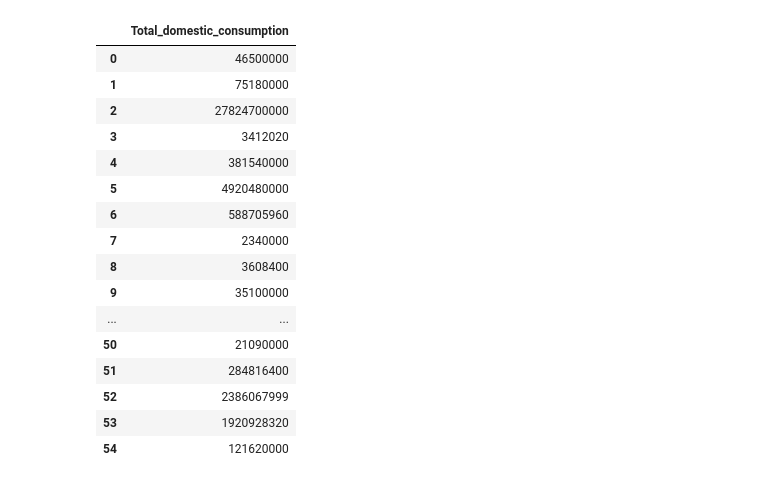
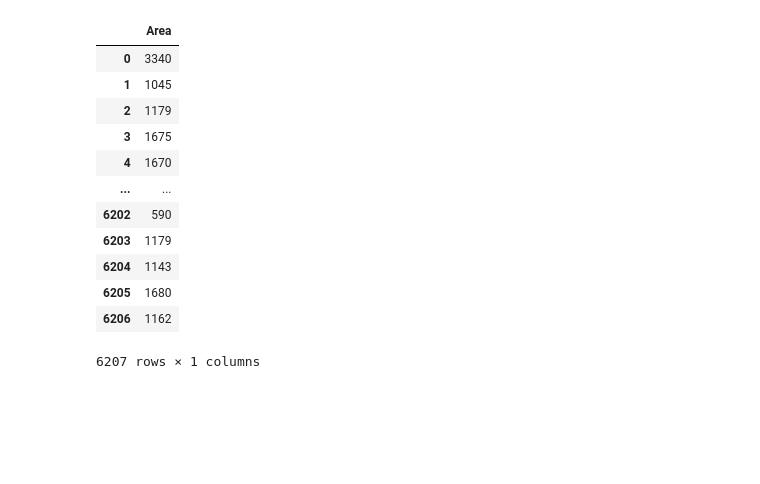
Before and after one commit to HarshRaj2717/Python-Projects, a Jupyter notebook: EDA on Banglore house pricing dataset/main.ipynb, the cells around one changed output. Cells and saved outputs as stored; diff of their text form; code cells hidden in the pictures; blank space fills up the shorter version.

```diff
--- a/EDA on Banglore house pricing dataset/main.ipynb
+++ b/EDA on Banglore house pricing dataset/main.ipynb
@@ -78,20 +49,0 @@ x
-# %%
-y
-# %% [output]
-|  | Total_domestic_consumption |
-| 0 | 46500000 |
-| 1 | 75180000 |
-| 2 | 27824700000 |
-| 3 | 3412020 |
-| 4 | 381540000 |
-| 5 | 4920480000 |
-| 6 | 588705960 |
-| 7 | 2340000 |
-| 8 | 3608400 |
-| 9 | 35100000 |
-| ... | ... |
-| 50 | 21090000 |
-| 51 | 284816400 |
-| 52 | 2386067999 |
-| 53 | 1920928320 |
-| 54 | 121620000 |
@@ -97,0 +53,16 @@ y
+# %%
+area
+# %% [output]
+|  | Area |
+| 0 | 3340 |
+| 1 | 1045 |
+| 2 | 1179 |
+| 3 | 1675 |
+| 4 | 1670 |
+| ... | ... |
+| 6202 | 590 |
+| 6203 | 1179 |
+| 6204 | 1143 |
+| 6205 | 1680 |
+| 6206 | 1162 |
+6207 rows × 1 columns
```
Also changed, not shown: parts of 10 cells of this notebook.
